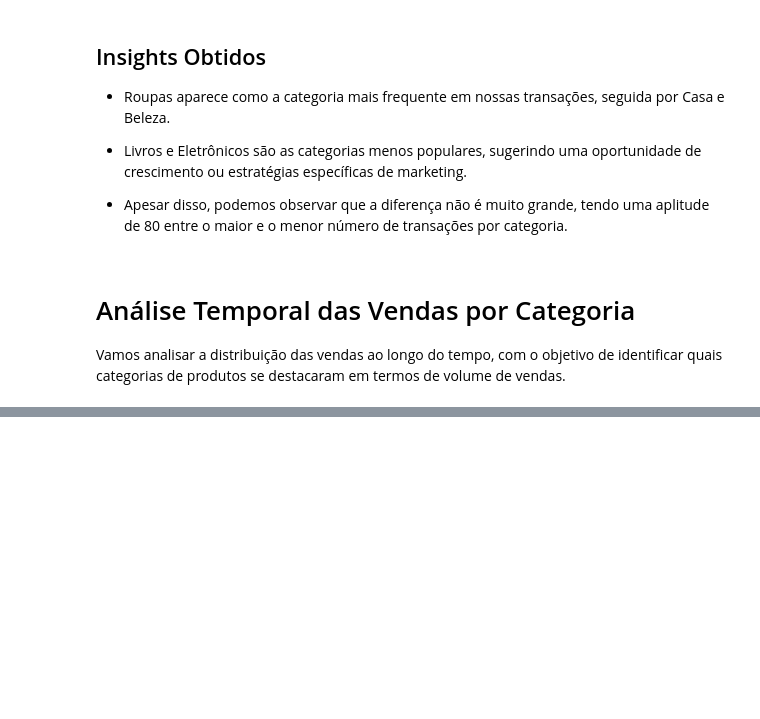
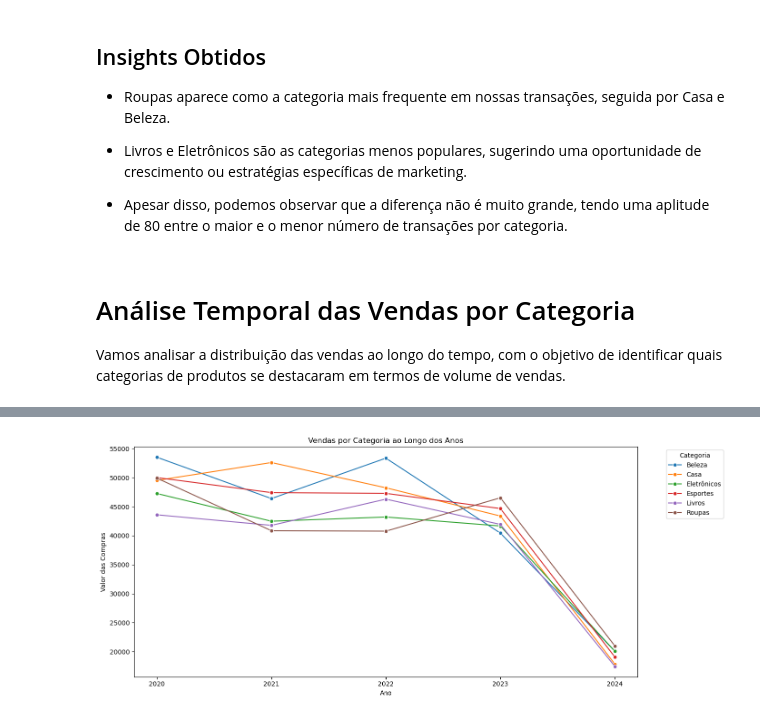
Before and after one commit to LUCASDNORONHA/Construindo-um-sistema-de-recomenda-o, a Jupyter notebook: Construindo_um_sistema_de_recomendação.ipynb, the cells around one changed output, grey strips where cells are left out. Cells and saved outputs as stored; diff of their text form; code cells hidden in the pictures; blank space fills up the shorter version.

```diff
--- a/Construindo_um_sistema_de_recomendação.ipynb
+++ b/Construindo_um_sistema_de_recomendação.ipynb
@@ -79,11 +81,11 @@ def random_date(start, end):
   return start + timedelta(days=random.randint(0, int((end - start).days)))
 # %%
 # Gerar dados fictícios
-num_records = 5344
+num_records = 4809
 user_ids = np.random.randint(1, 101, size=num_records)
 item_ids = np.random.randint(1, 501, size=num_records)
 categories = np.random.choice(['Eletrônicos', 'Roupas', 'Casa', 'Livros', 'Esportes', 'Beleza'], size=num_records)
-purchase_dates = [random_date(datetime(2023, 1, 1), datetime(2024, 7, 1)) for _ in range(num_records)]
+purchase_dates = [random_date(datetime(2020, 1, 1), datetime(2024, 5, 31)) for _ in range(num_records)]
 purchase_values = np.round(np.random.uniform(10, 500, size=num_records), 2)
 ratings = np.random.randint(1, 6, size=num_records)
 
@@ -174,17 +177,28 @@ Vamos analisar a distribuição das vendas ao longo do tempo, com o objetivo de
 # Converter a coluna purchaseDate para tipo datetime
 df['purchaseDate'] = pd.to_datetime(df['purchaseDate'])
 
-# Extrair mês e ano para facilitar a análise temporal
-df['year_month'] = df['purchaseDate'].dt.to_period('M').astype(str)
+# Extrair ano para facilitar a análise temporal
+df['year'] = df['purchaseDate'].dt.to_period('Y').astype(str)
 
-# Agrupar por categoria e mês, somando o valor das compras
-category_sales = df.groupby(['category', 'year_month'])['purchaseValue'].sum().reset_index()
+# Agrupar por categoria e ano, somando o valor das compras
+category_sales = df.groupby(['category', 'year'])['purchaseValue'].sum().reset_index()
 
-# Criar o gráfico de linhas usando Plotly Express
-fig = px.line(category_sales, x='year_month', y='purchaseValue', color='category',
-              title='Vendas por Categoria ao Longo do Ano',
-              labels={'year_month': 'Mês e Ano', 'purchaseValue': 'Valor das Compras', 'category': 'Categoria'},
-              markers=True)
+# Criar o gráfico de linhas usando matplotlib e seaborn
+plt.figure(figsize=(14, 6))
+
+sns.lineplot(data=category_sales, x='year', y='purchaseValue', hue='category', marker='o')
+
+# Configurar título e rótulos dos eixos
+plt.title('Vendas por Categoria ao Longo dos Anos')
+plt.xlabel('Ano')
+plt.ylabel('Valor das Compras')
+
+# Exibir a legenda fora da área do gráfico
+plt.legend(title='Categoria', bbox_to_anchor=(1.05, 1), loc='upper left')
+
+# Ajustar o layout para garantir que a legenda seja visível
+plt.tight_layout()
+
 # Mostrar o gráfico
-fig.show()
+plt.show()
 # %% [output]
@@ -192,2 +205,3 @@ fig.show()
+[figure, added]
 # %% [markdown]
 ## Análise dos Resultados
```
Also changed, not shown: parts of 15 cells of this notebook, 1 other file.
